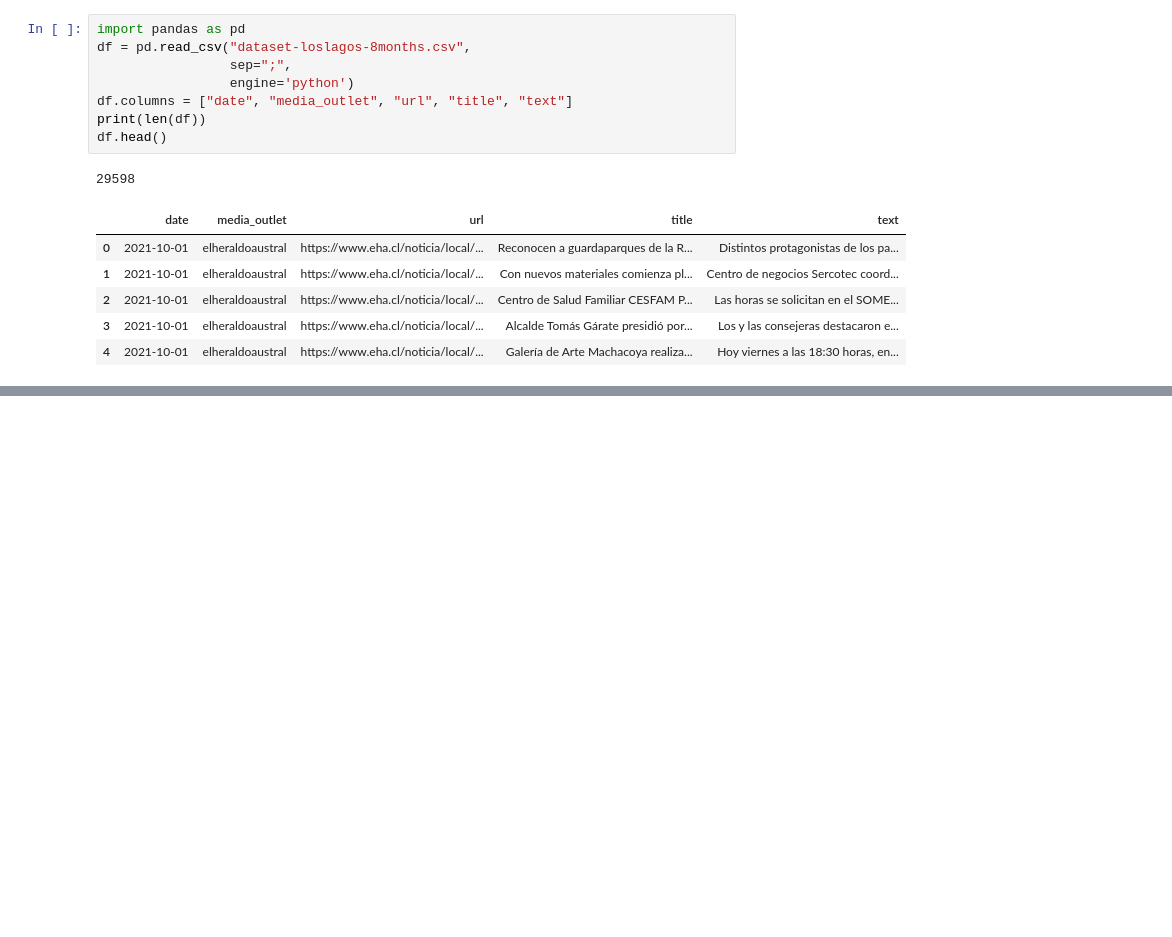
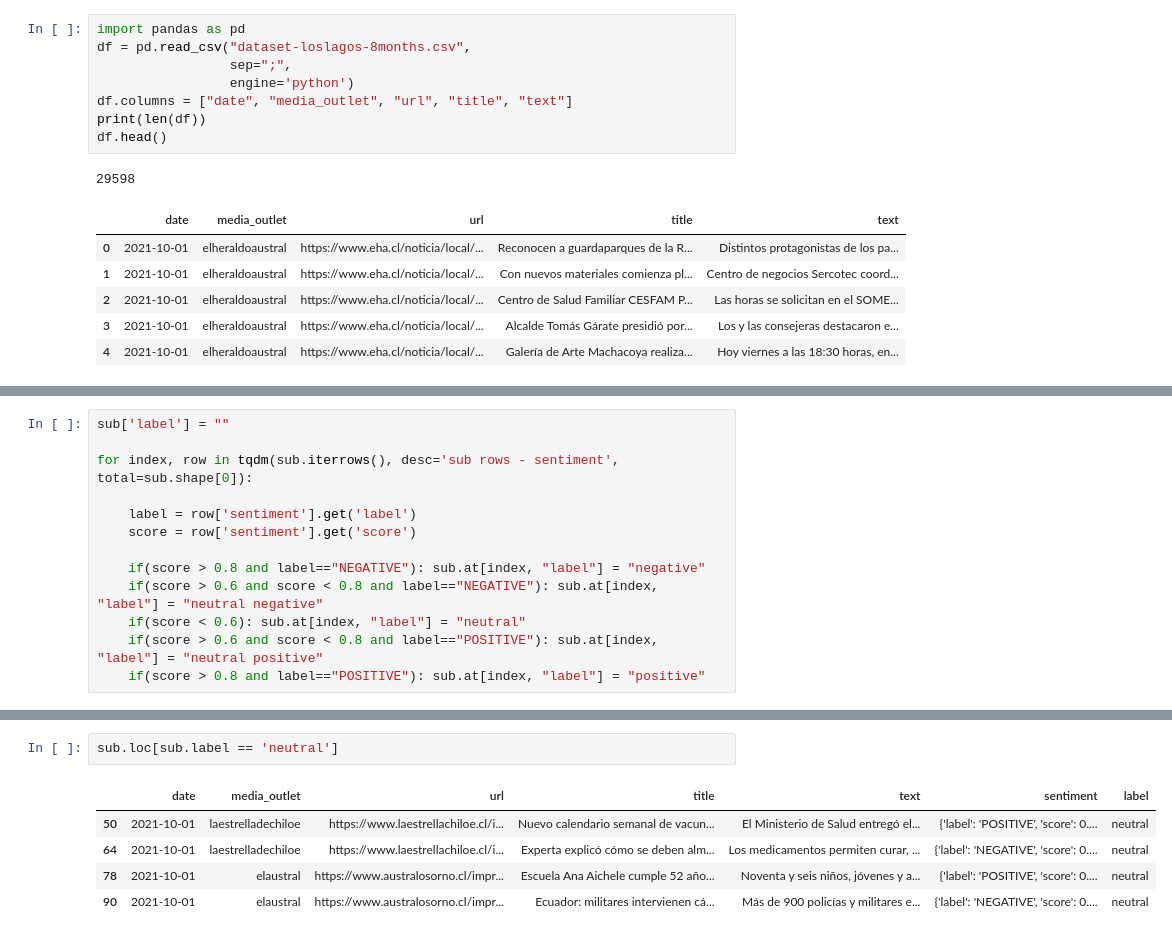
Before and after one commit to recmera/transformers-news-analysis, a Jupyter notebook: 05-sentimiento-BERT.ipynb, the cells around one changed output, grey strips where cells are left out. Saved outputs shown, nothing was run; the diff lists cells and outputs as text; blank space fills up the shorter version.

```diff
--- a/05-sentimiento-BERT.ipynb
+++ b/05-sentimiento-BERT.ipynb
@@ -98,0 +110,13 @@ sub[['title', 'sentiment']]
+# %%
+sub['label'] = ""
+
+for index, row in tqdm(sub.iterrows(), desc='sub rows - sentiment', total=sub.shape[0]):
+
+    label = row['sentiment'].get('label')
+    score = row['sentiment'].get('score')
+
+    if(score > 0.8 and label=="NEGATIVE"): sub.at[index, "label"] = "negative"
+    if(score > 0.6 and score < 0.8 and label=="NEGATIVE"): sub.at[index, "label"] = "neutral negative"
+    if(score < 0.6): sub.at[index, "label"] = "neutral"
+    if(score > 0.6 and score < 0.8 and label=="POSITIVE"): sub.at[index, "label"] = "neutral positive"
+    if(score > 0.8 and label=="POSITIVE"): sub.at[index, "label"] = "positive"
@@ -98,0 +132,8 @@ sub[['title', 'sentiment']]
+# %%
+sub.loc[sub.label == 'neutral']
+# %% [output]
+|  | date | media_outlet | url | title | text | sentiment | label |
+| 50 | 2021-10-01 | laestrelladechiloe | https://www.laestrellachiloe.cl/i... | Nuevo calendario semanal de vacun... | El Ministerio de Salud entregó el... | {'label': 'POSITIVE', 'score': 0.... | neutral |
+| 64 | 2021-10-01 | laestrelladechiloe | https://www.laestrellachiloe.cl/i... | Experta explicó cómo se deben alm... | Los medicamentos permiten curar, ... | {'label': 'NEGATIVE', 'score': 0.... | neutral |
+| 78 | 2021-10-01 | elaustral | https://www.australosorno.cl/impr... | Escuela Ana Aichele cumple 52 año... | Noventa y seis niños, jóvenes y a... | {'label': 'POSITIVE', 'score': 0.... | neutral |
+| 90 | 2021-10-01 | elaustral | https://www.australosorno.cl/impr... | Ecuador: militares intervienen cá... | Más de 900 policías y militares e... | {'label': 'NEGATIVE', 'score': 0.... | neutral |
```
Also changed, not shown: parts of 5 cells of this notebook.
